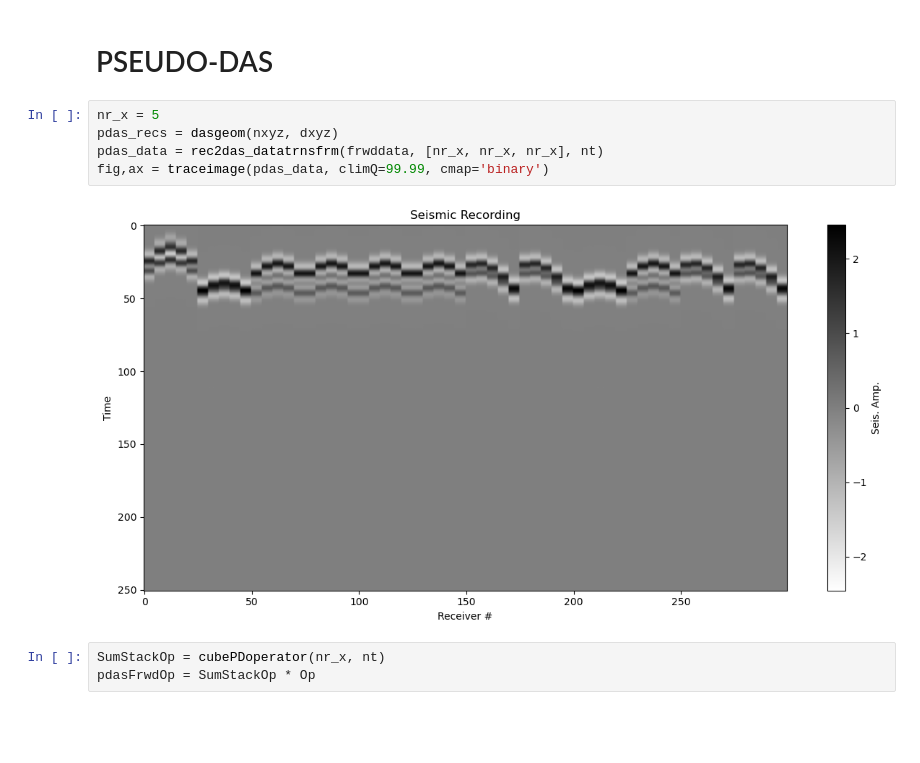
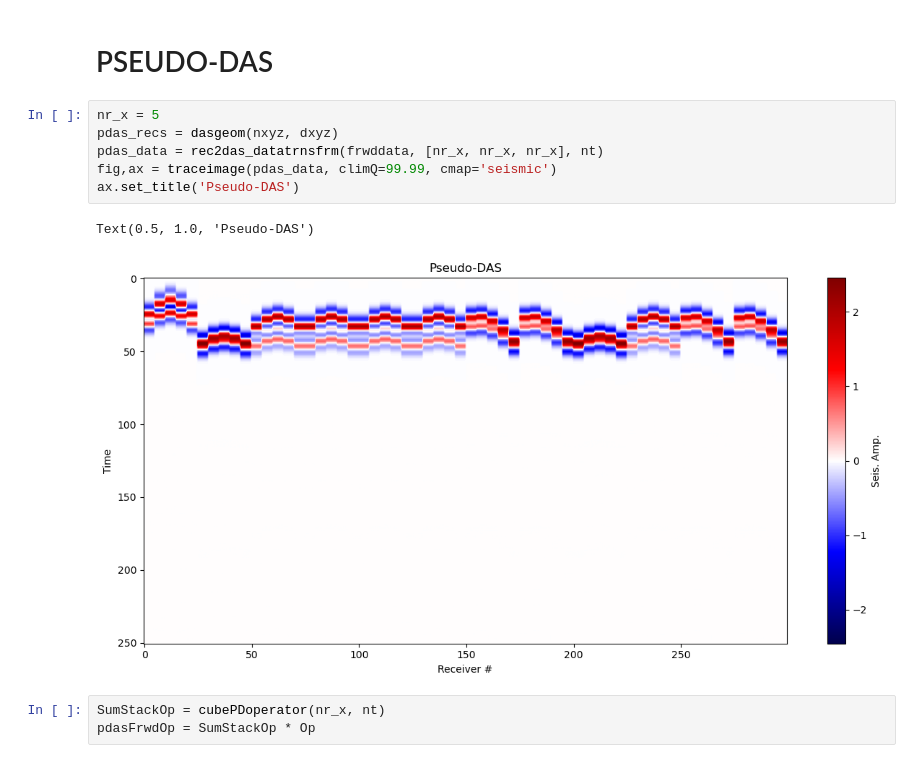
Before and after one commit to FraCSPy/FraCSPy, a Jupyter notebook: Notebooks/3D_LSM_FromFuncs.ipynb, the cells around one changed output. Drawn from its saved outputs; the diff is of its cells as text; blank space fills up the shorter version.

```diff
--- a/Notebooks/3D_LSM_FromFuncs.ipynb
+++ b/Notebooks/3D_LSM_FromFuncs.ipynb
@@ -125,10 +127,12 @@ Hypo Center: [12 25 25]
 # %%
 nr_x = 5
 pdas_recs = dasgeom(nxyz, dxyz)
 pdas_data = rec2das_datatrnsfrm(frwddata, [nr_x, nr_x, nr_x], nt)
-fig,ax = traceimage(pdas_data, climQ=99.99, cmap='binary')
+fig,ax = traceimage(pdas_data, climQ=99.99, cmap='seismic')
+ax.set_title('Pseudo-DAS')
 # %% [output]
+Text(0.5, 1.0, 'Pseudo-DAS')
-[figure, old version]
+[figure, new version]
 # %%
 SumStackOp = cubePDoperator(nr_x, nt)
 pdasFrwdOp = SumStackOp * Op
```
Also changed, not shown: parts of 3 cells of this notebook, 4 other files.
